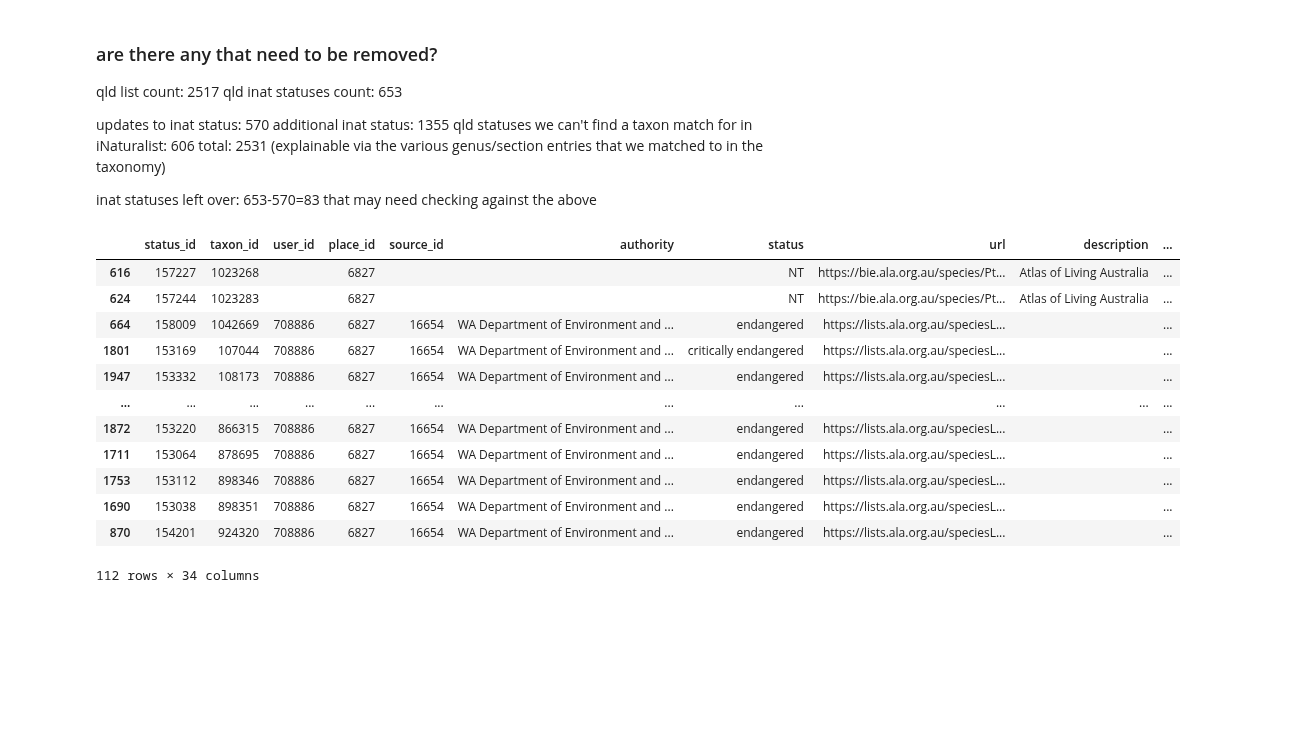
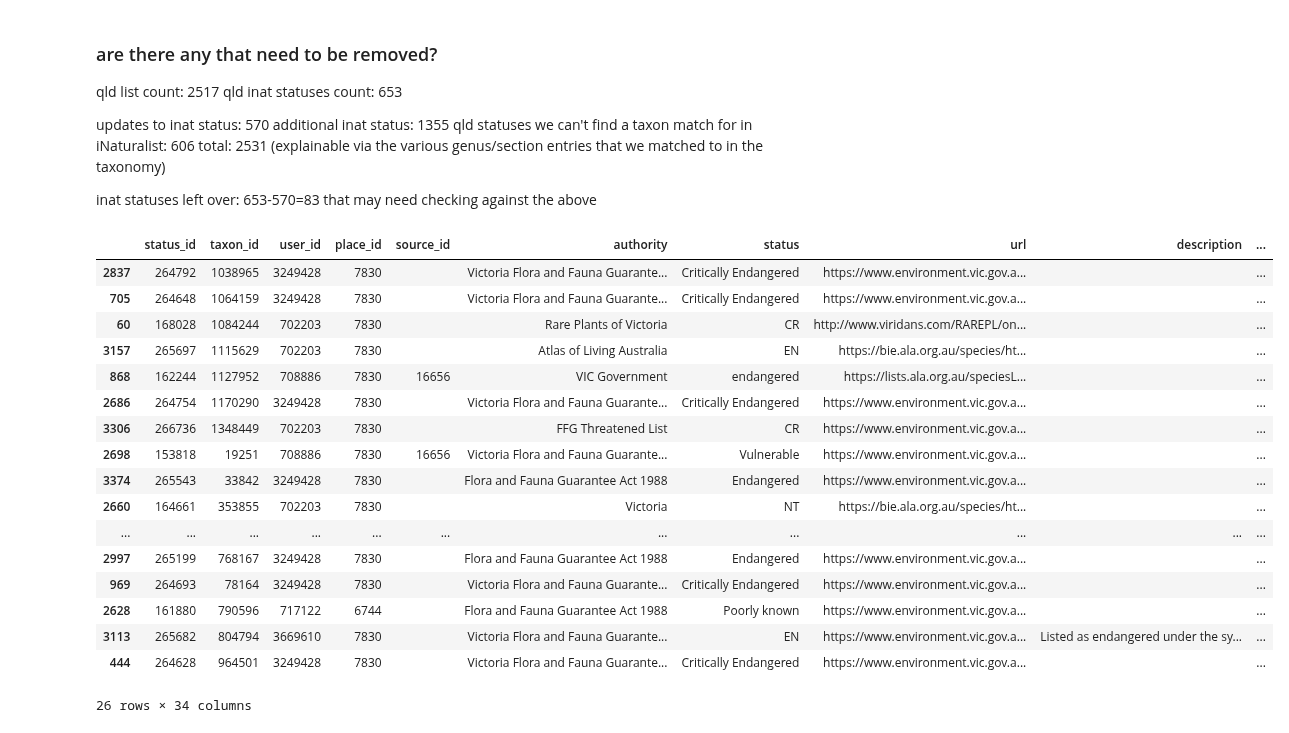
Before and after one commit to AtlasOfLivingAustralia/authoritative-lists, a Jupyter notebook: source-code/py-notebook/inaturalist-statuses/vic.ipynb, the cells around one changed output. Cells and saved outputs as stored; diff of their text form; code cells hidden in the pictures; blank space fills up the shorter version.

```diff
--- a/source-code/py-notebook/inaturalist-statuses/vic.ipynb
+++ b/source-code/py-notebook/inaturalist-statuses/vic.ipynb
@@ -249,8 +238,0 @@ Prepare final list for matching to inaturalist names
-# %%
-alasensitivelist = alasensitivelist[~alasensitivelist['type'].isin(['INFORMAL','CULTIVAR','HYBRID']) ] # remove 543 INFORMAL, 3 CULTIVAR, 14 HYBRID
-alasensitivelist['wa_geoprivacy'] = 'obscured'
-alasensitivelist['wa_taxonID'] = alasensitivelist['taxonId']#.apply(lambda x: int(float(x)))
-alasensitivelist['wa_scientificName'] = alasensitivelist['canonicalName']
-alasensitivelist['wa_status'] = alasensitivelist['status']
-statelist = pd.DataFrame(alasensitivelist[['wa_taxonID','wa_scientificName','wa_status','wa_geoprivacy','lsid']])
-statelist
@@ -311,3 +254,10 @@ iucnStatusMappings = {
+# %%
+# these will be used to populate the iucn_equivalent field
+iucnStatusMappings = {
+    'Conservation Dependent': 'Vulnerable',
+    'Endangered (Extinct in Victoria)': 'Extinct',
+    'Threatened':'Vulnerable'
+}
 # %% [markdown]
 ### 5. Determine best place ID to use
 # %%
@@ -329,6 +279,6 @@ Name: place_id, dtype: int64
 3. Merge the other direction to see if there are deletes?
 # %%
 # join to see which lists already have a status in inaturalist based on scientificName
-mergedstatuses = statelist[['wa_taxonID','wa_scientificName','wa_status','wa_geoprivacy','lsid']].merge(inatstatuses[['status_id','scientificName','taxon_id','user_id','description','iucn','authority','status','geoprivacy','place_id','place_display_name']],how="left",left_on='wa_scientificName',right_on='scientificName',suffixes=(None,'_inat')).sort_values(['scientificName'])
+mergedstatuses = statelist[['vba_taxonID','vba_scientificName','vba_status','vba_geoprivacy','lsid']].merge(inatstatuses[['status_id','scientificName','taxon_id','user_id','description','iucn','authority','status','geoprivacy','place_id','place_display_name']],how="left",left_on='vba_scientificName',right_on='scientificName',suffixes=(None,'_inat')).sort_values(['scientificName'])
 mergedstatuses
 # %% [output]
@@ -351,19 +301,15 @@ mergedstatuses
 # Taxon_Name,Status,Authority,IUCN_equivalent,Description,iNaturalist_Place_ID,url,Taxon_Geoprivacy,Username,taxon_id
 # updates
 # action,taxon_name,id,taxon_id,status,iucn_equivalent,authority,url,geoprivacy,place_id,username
-#mergedstatuses['new_description'] = "Listed as sensitive - refer to https://www.dpaw.wa.gov.au/plants-and-animals/threatened-species-and-communities"
 # url is either a florabase url or bie page
-florabaseurl = "https://florabase.dpaw.wa.gov.au/browse/profile/"
-biesearchurl = "https://bie.ala.org.au/species/" # eg + "https://id.biodiversity.org.au/node/apni/2894366"
-mergedstatuses['new_url'] = mergedstatuses.apply(lambda x: biesearchurl + x['lsid'] if pd.isna(x['wa_taxonID']) else florabaseurl + x['wa_taxonID'],axis=1)
-floradescrurl = "Listed as Confidential - refer to https://www.dpaw.wa.gov.au/plants-and-animals/threatened-species-and-communities/threatened-plants"
-faunadescrurl = "Listed as Confidential - refer to https://www.dpaw.wa.gov.au/plants-and-animals/threatened-species-and-communities/threatened-animals"
-mergedstatuses['new_description'] = mergedstatuses.apply(lambda x: faunadescrurl if pd.isna(x['wa_taxonID']) else floradescrurl,axis=1)
-mergedstatuses['new_authority'] = "WA Deparment of Biodiversity, Conservation and Attractions"
-mergedstatuses.rename(columns={'wa_geoprivacy':'new_geoprivacy'},inplace=True)
-mergedstatuses['new_place_id'] = '6827'  # Queensland, AU
+mergedstatuses['new_url'] = mergedstatuses['lsid']
+# biesearchurl = "https://bie.ala.org.au/species/" # eg + "https://id.biodiversity.org.au/node/apni/2894366"
+mergedstatuses['new_description'] = "Listed as Threatened - refer to https://www.deeca.vic.gov.au/"
+mergedstatuses['new_authority'] = "Victorian Department of Energy, Environment and Climate Action "
+mergedstatuses.rename(columns={'vba_geoprivacy':'new_geoprivacy'},inplace=True)
+mergedstatuses['new_place_id'] = '7830'  # Victoria, AU
 mergedstatuses['new_username'] = 'peggydnew'
 mergedstatuses['new_iucn_equivalent'] = mergedstatuses['status'].str.lower().str.strip().map(iucnStatusMappings).fillna('Vulnerable') # map to dictionary
-mergedstatuses['new_status'] = mergedstatuses['wa_status'].fillna('Sensitive')
+mergedstatuses['new_status'] = mergedstatuses['vba_status'].fillna('Sensitive')
 mergedstatuses
 # %% [output]
@@ -540,18 +460,24 @@ total: 2531 (explainable via the various genus/section entries that we matched t
 inat statuses left over: 653-570=83 that may need checking against the above
 # %%
 # inat statuses that aren't in added or updated
-inatstatuses[~inatstatuses['taxon_id'].isin(updates['taxon_id'])]
+notaddedupdated = inatstatuses[~inatstatuses['taxon_id'].isin(updates['taxon_id'])]
+notaddedupdated
 # %% [output]
 |  | status_id | taxon_id | user_id | place_id | source_id | authority | status | url | description | ... |
-| 616 | 157227 | 1023268 |  | 6827 |  |  | NT | https://bie.ala.org.au/species/Pt... | Atlas of Living Australia | ... |
-| 624 | 157244 | 1023283 |  | 6827 |  |  | NT | https://bie.ala.org.au/species/Pt... | Atlas of Living Australia | ... |
-| 664 | 158009 | 1042669 | 708886 | 6827 | 16654 | WA Department of Environment and ... | endangered | https://lists.ala.org.au/speciesL... |  | ... |
-| 1801 | 153169 | 107044 | 708886 | 6827 | 16654 | WA Department of Environment and ... | critically endangered | https://lists.ala.org.au/speciesL... |  | ... |
-| 1947 | 153332 | 108173 | 708886 | 6827 | 16654 | WA Department of Environment and ... | endangered | https://lists.ala.org.au/speciesL... |  | ... |
+| 2837 | 264792 | 1038965 | 3249428 | 7830 |  | Victoria Flora and Fauna Guarante... | Critically Endangered | https://www.environment.vic.gov.a... |  | ... |
+| 705 | 264648 | 1064159 | 3249428 | 7830 |  | Victoria Flora and Fauna Guarante... | Critically Endangered | https://www.environment.vic.gov.a... |  | ... |
+| 60 | 168028 | 1084244 | 702203 | 7830 |  | Rare Plants of Victoria | CR | http://www.viridans.com/RAREPL/on... |  | ... |
+| 3157 | 265697 | 1115629 | 702203 | 7830 |  | Atlas of Living Australia | EN | https://bie.ala.org.au/species/ht... |  | ... |
+| 868 | 162244 | 1127952 | 708886 | 7830 | 16656 | VIC Government | endangered | https://lists.ala.org.au/speciesL... |  | ... |
+| 2686 | 264754 | 1170290 | 3249428 | 7830 |  | Victoria Flora and Fauna Guarante... | Critically Endangered | https://www.environment.vic.gov.a... |  | ... |
+| 3306 | 266736 | 1348449 | 702203 | 7830 |  | FFG Threatened List | CR | https://www.environment.vic.gov.a... |  | ... |
+| 2698 | 153818 | 19251 | 708886 | 7830 | 16656 | Victoria Flora and Fauna Guarante... | Vulnerable | https://www.environment.vic.gov.a... |  | ... |
+| 3374 | 265543 | 33842 | 3249428 | 7830 |  | Flora and Fauna Guarantee Act 1988 | Endangered | https://www.environment.vic.gov.a... |  | ... |
+| 2660 | 164661 | 353855 | 702203 | 7830 |  | Victoria | NT | https://bie.ala.org.au/species/ht... |  | ... |
 | ... | ... | ... | ... | ... | ... | ... | ... | ... | ... | ... |
-| 1872 | 153220 | 866315 | 708886 | 6827 | 16654 | WA Department of Environment and ... | endangered | https://lists.ala.org.au/speciesL... |  | ... |
-| 1711 | 153064 | 878695 | 708886 | 6827 | 16654 | WA Department of Environment and ... | endangered | https://lists.ala.org.au/speciesL... |  | ... |
-| 1753 | 153112 | 898346 | 708886 | 6827 | 16654 | WA Department of Environment and ... | endangered | https://lists.ala.org.au/speciesL... |  | ... |
-| 1690 | 153038 | 898351 | 708886 | 6827 | 16654 | WA Department of Environment and ... | endangered | https://lists.ala.org.au/speciesL... |  | ... |
-| 870 | 154201 | 924320 | 708886 | 6827 | 16654 | WA Department of Environment and ... | endangered | https://lists.ala.org.au/speciesL... |  | ... |
+| 2997 | 265199 | 768167 | 3249428 | 7830 |  | Flora and Fauna Guarantee Act 1988 | Endangered | https://www.environment.vic.gov.a... |  | ... |
+| 969 | 264693 | 78164 | 3249428 | 7830 |  | Victoria Flora and Fauna Guarante... | Critically Endangered | https://www.environment.vic.gov.a... |  | ... |
+| 2628 | 161880 | 790596 | 717122 | 6744 |  | Flora and Fauna Guarantee Act 1988 | Poorly known | https://www.environment.vic.gov.a... |  | ... |
+| 3113 | 265682 | 804794 | 3669610 | 7830 |  | Victoria Flora and Fauna Guarante... | EN | https://www.environment.vic.gov.a... | Listed as endangered under the sy... | ... |
+| 444 | 264628 | 964501 | 3249428 | 7830 |  | Victoria Flora and Fauna Guarante... | Critically Endangered | https://www.environment.vic.gov.a... |  | ... |
-112 rows × 34 columns
+26 rows × 34 columns
```
Also changed, not shown: parts of 32 cells of this notebook, 2 other files.
